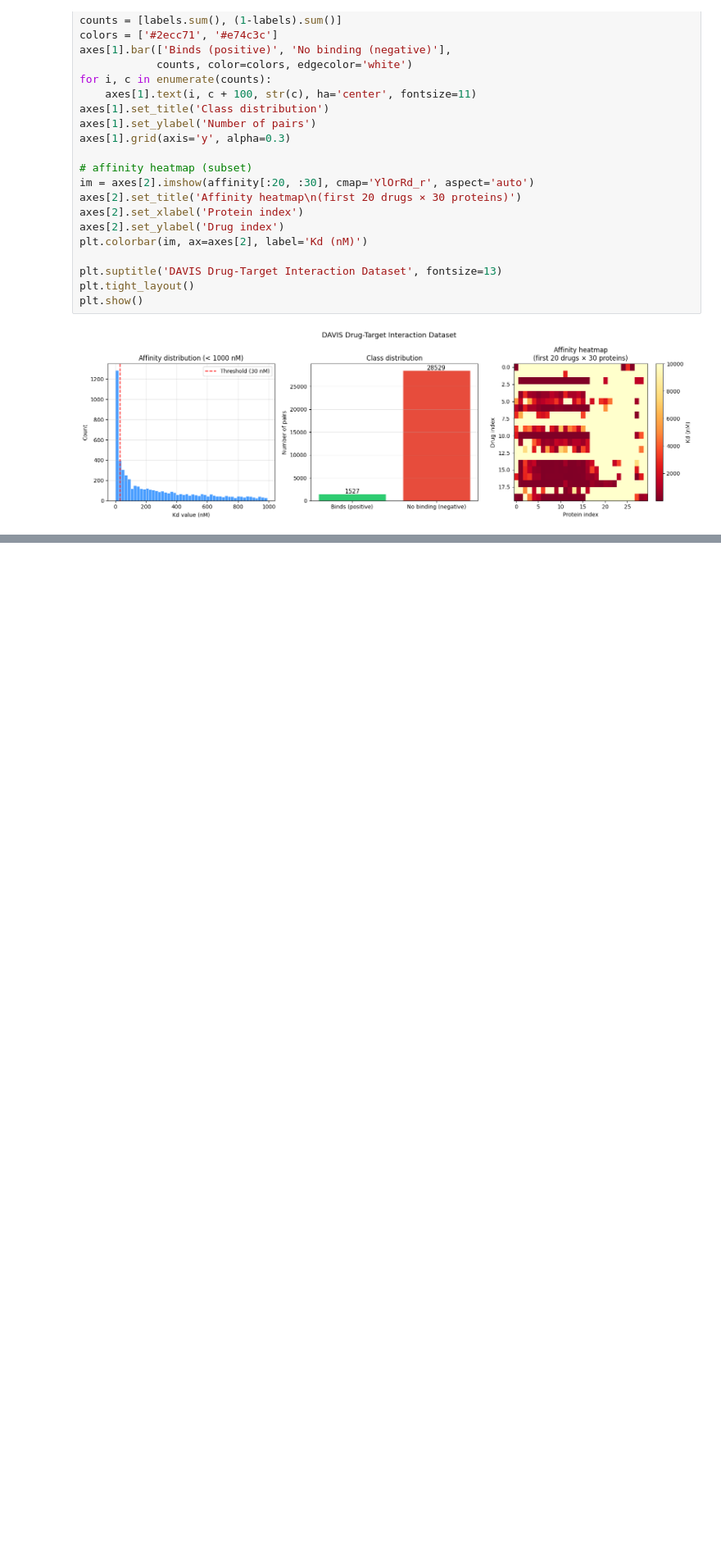
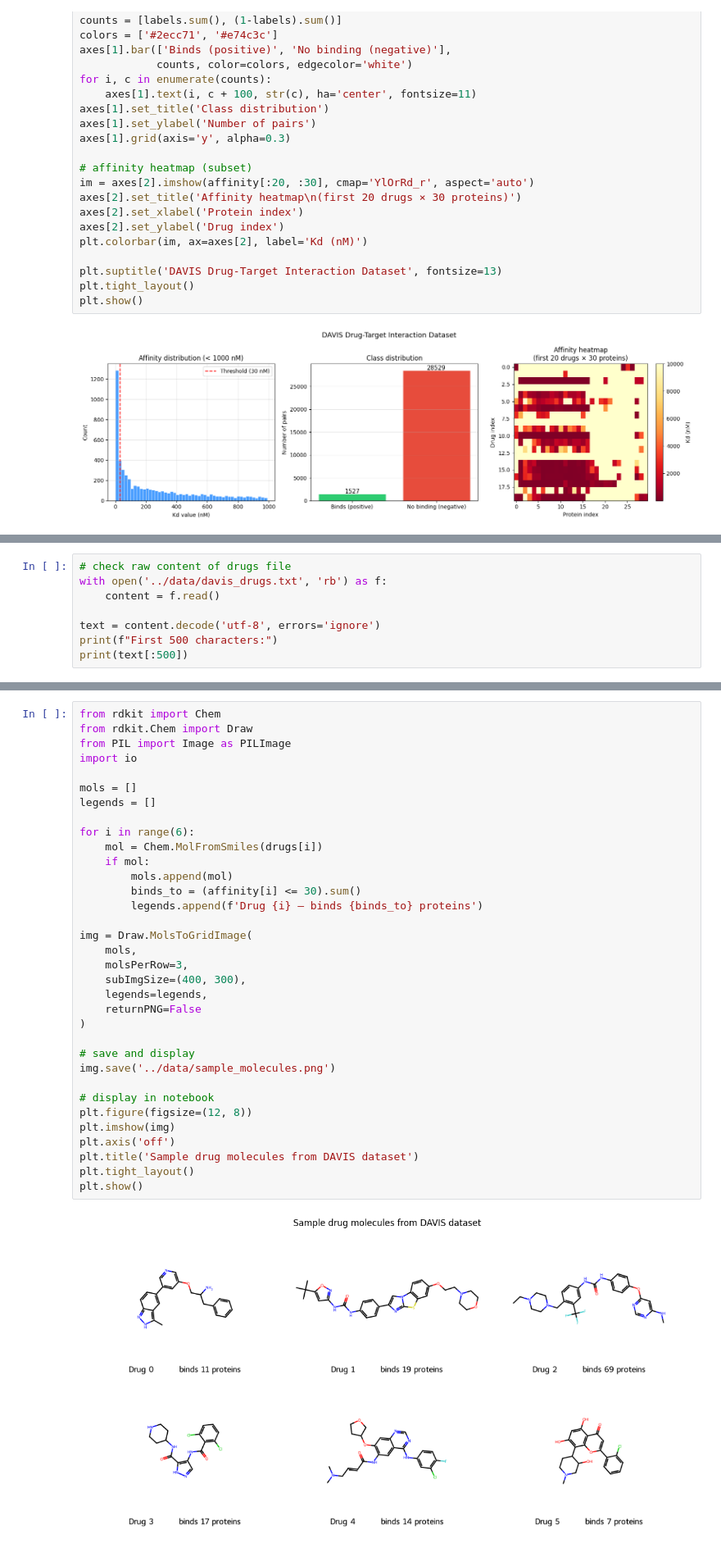
Before and after one commit to Hidaayet/drug-target-interaction-gnn, a Jupyter notebook: notebooks/01_data_exploration.ipynb, the cells around one changed output, grey strips where cells are left out. Shown at 82% size. Drawn from its saved outputs; the diff is of its cells as text; blank space fills up the shorter version.

Commit message:
add data exploration — molecules visualized, pairs built

```diff
--- a/notebooks/01_data_exploration.ipynb
+++ b/notebooks/01_data_exploration.ipynb
@@ -241,0 +278,8 @@ plt.show()
+# %%
+# check raw content of drugs file
+with open('../data/davis_drugs.txt', 'rb') as f:
+    content = f.read()
+
+text = content.decode('utf-8', errors='ignore')
+print(f"First 500 characters:")
+print(text[:500])
@@ -241,0 +348,36 @@ plt.show()
+# %%
+from rdkit import Chem
+from rdkit.Chem import Draw
+from PIL import Image as PILImage
+import io
+
+mols = []
+legends = []
+
+for i in range(6):
+    mol = Chem.MolFromSmiles(drugs[i])
+    if mol:
+        mols.append(mol)
+        binds_to = (affinity[i] <= 30).sum()
+        legends.append(f'Drug {i} — binds {binds_to} proteins')
+
+img = Draw.MolsToGridImage(
+    mols,
+    molsPerRow=3,
+    subImgSize=(400, 300),
+    legends=legends,
+    returnPNG=False
+)
+
+# save and display
+img.save('../data/sample_molecules.png')
+
+# display in notebook
+plt.figure(figsize=(12, 8))
+plt.imshow(img)
+plt.axis('off')
+plt.title('Sample drug molecules from DAVIS dataset')
+plt.tight_layout()
+plt.show()
+# %% [output]
+[figure, added]
```
Also changed, not shown: parts of 4 cells of this notebook.
